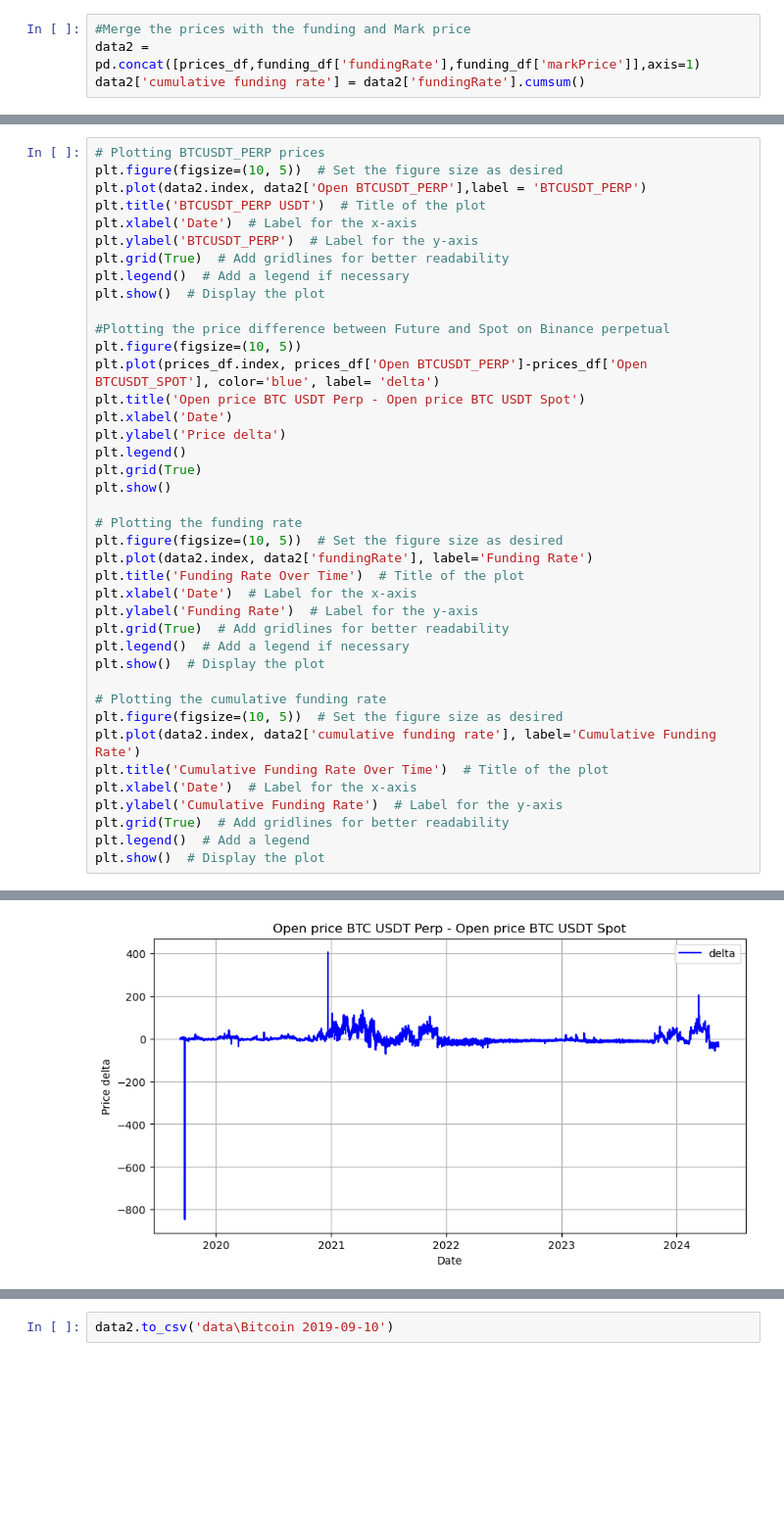
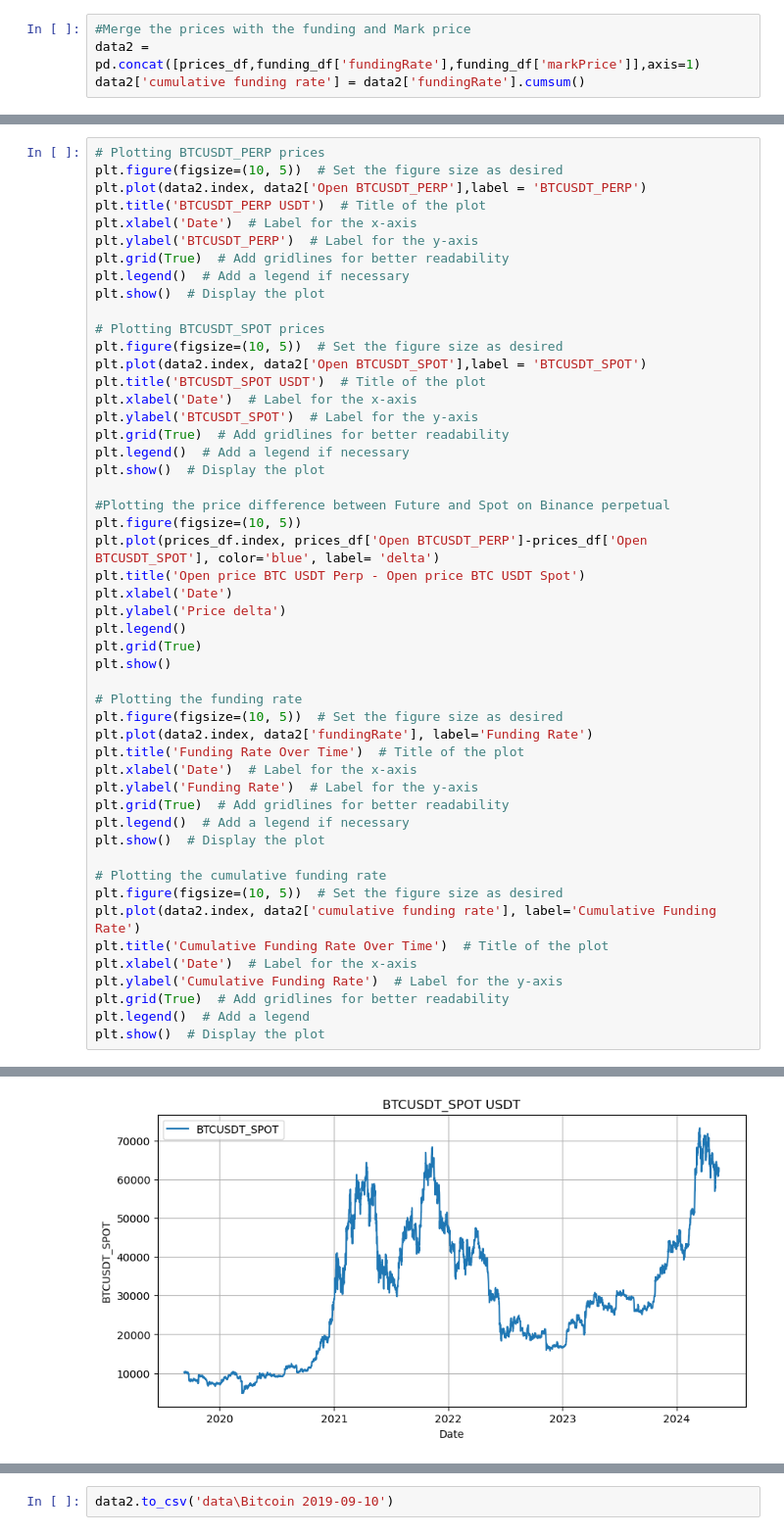
Before and after one commit to Aidasvenc/funding-rate-trading, a Jupyter notebook: Binance.ipynb, the cells around one changed output, grey strips where cells are left out. Shown: that part at 98% size. Saved outputs shown, nothing was run; the diff lists cells and outputs as text; blank space fills up the shorter version.

```diff
--- a/Binance.ipynb
+++ b/Binance.ipynb
@@ -231,6 +232,16 @@ plt.plot(data2.index, data2['Open BTCUSDT_PERP'],label = 'BTCUSDT_PERP')
 plt.title('BTCUSDT_PERP USDT')  # Title of the plot
 plt.xlabel('Date')  # Label for the x-axis
 plt.ylabel('BTCUSDT_PERP')  # Label for the y-axis
+plt.grid(True)  # Add gridlines for better readability
+plt.legend()  # Add a legend if necessary
+plt.show()  # Display the plot
+
+# Plotting BTCUSDT_SPOT prices
+plt.figure(figsize=(10, 5))  # Set the figure size as desired
+plt.plot(data2.index, data2['Open BTCUSDT_SPOT'],label = 'BTCUSDT_SPOT')
+plt.title('BTCUSDT_SPOT USDT')  # Title of the plot
+plt.xlabel('Date')  # Label for the x-axis
+plt.ylabel('BTCUSDT_SPOT')  # Label for the y-axis
 plt.grid(True)  # Add gridlines for better readability
 plt.legend()  # Add a legend if necessary
 plt.show()  # Display the plot
@@ -239,31 +250,31 @@ plt.show()  # Display the plot
 plt.figure(figsize=(10, 5))
 plt.plot(prices_df.index, prices_df['Open BTCUSDT_PERP']-prices_df['Open BTCUSDT_SPOT'], color='blue', label= 'delta')
 plt.title('Open price BTC USDT Perp - Open price BTC USDT Spot')
 plt.xlabel('Date')
 plt.ylabel('Price delta')
 plt.legend()
 plt.grid(True)
 plt.show()
 
 # Plotting the funding rate
 plt.figure(figsize=(10, 5))  # Set the figure size as desired
 plt.plot(data2.index, data2['fundingRate'], label='Funding Rate')
 plt.title('Funding Rate Over Time')  # Title of the plot
 plt.xlabel('Date')  # Label for the x-axis
 plt.ylabel('Funding Rate')  # Label for the y-axis
 plt.grid(True)  # Add gridlines for better readability
 plt.legend()  # Add a legend if necessary
 plt.show()  # Display the plot
 
 # Plotting the cumulative funding rate
 plt.figure(figsize=(10, 5))  # Set the figure size as desired
 plt.plot(data2.index, data2['cumulative funding rate'], label='Cumulative Funding Rate')
 plt.title('Cumulative Funding Rate Over Time')  # Title of the plot
 plt.xlabel('Date')  # Label for the x-axis
 plt.ylabel('Cumulative Funding Rate')  # Label for the y-axis
 plt.grid(True)  # Add gridlines for better readability
 plt.legend()  # Add a legend
 plt.show()  # Display the plot
 # %% [output]
 [figure]
-[figure, old version]
+[figure, new version]
```
Also changed, not shown: parts of 15 cells of this notebook.
